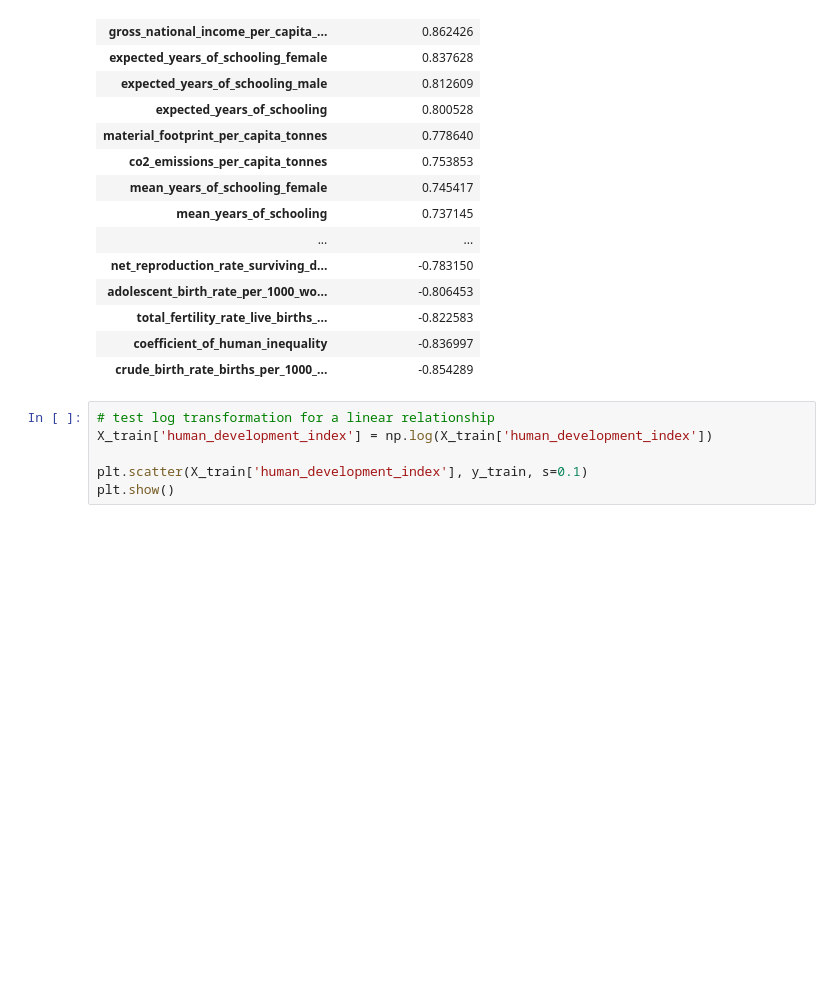
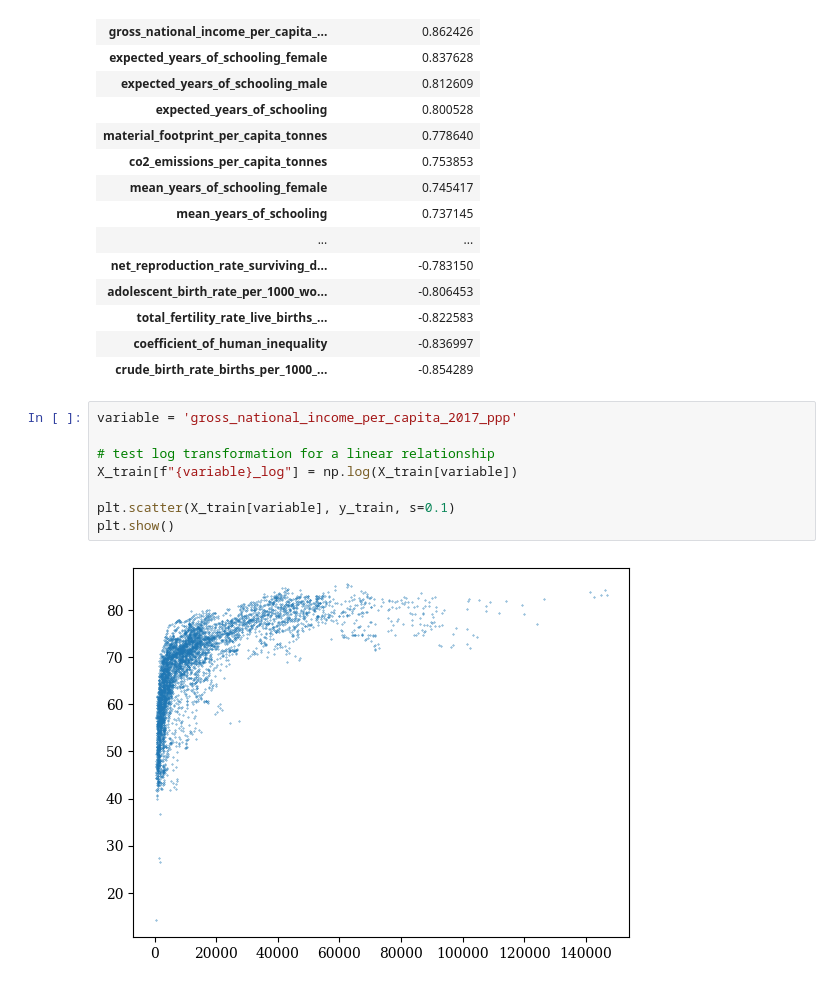
Before and after one commit to idalinnakallio/DAT565, a Jupyter notebook: Assignment 4/Assignment4.ipynb, the cells around one changed output. Drawn from its saved outputs; the diff is of its cells as text; blank space fills up the shorter version.

```diff
--- a/Assignment 4/Assignment4.ipynb
+++ b/Assignment 4/Assignment4.ipynb
@@ -393,8 +419,12 @@ halfs_sm
 | coefficient_of_human_inequality | -0.836997 |
 | crude_birth_rate_births_per_1000_... | -0.854289 |
 # %%
+variable = 'gross_national_income_per_capita_2017_ppp'
+
 # test log transformation for a linear relationship
-X_train['human_development_index'] = np.log(X_train['human_development_index'])
+X_train[f"{variable}_log"] = np.log(X_train[variable])
 
-plt.scatter(X_train['human_development_index'], y_train, s=0.1)
+plt.scatter(X_train[variable], y_train, s=0.1)
 plt.show()
+# %% [output]
+[figure, added]
```
Also changed, not shown: parts of 5 cells of this notebook.
